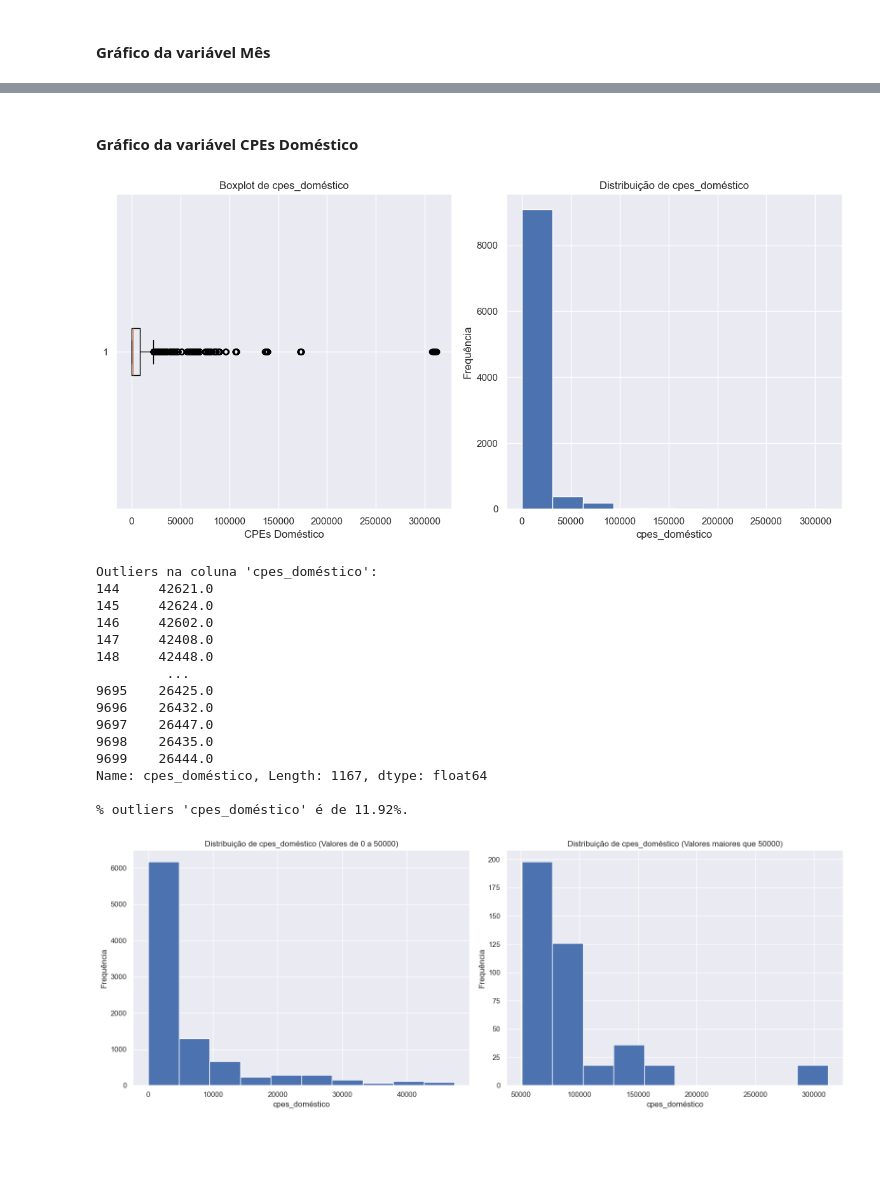
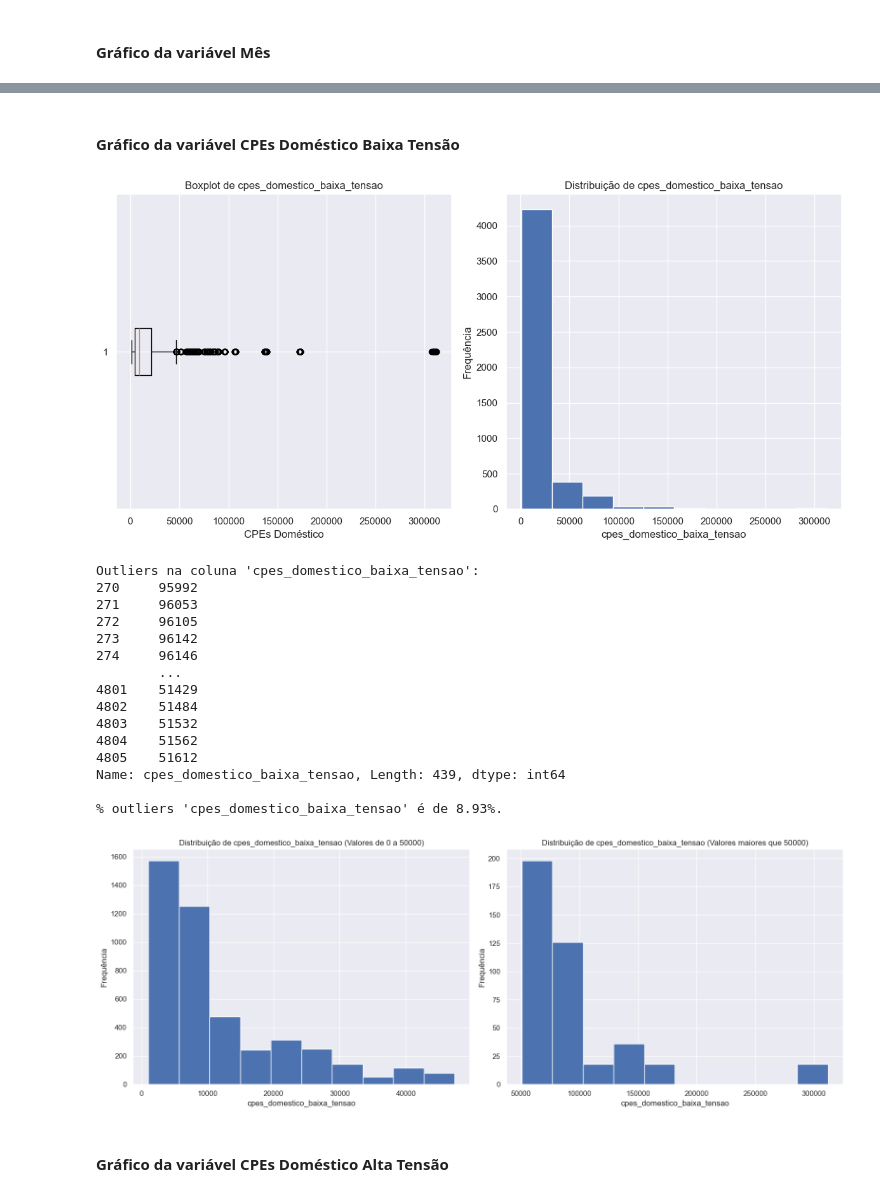
Before and after one commit to kreativermario/Projeto-DECD, a Jupyter notebook: notebooks/data_understanding.ipynb, the cells around one changed output, grey strips where cells are left out. Cells and saved outputs as stored; diff of their text form; code cells hidden in the pictures; blank space fills up the shorter version.

```diff
--- a/notebooks/data_understanding.ipynb
+++ b/notebooks/data_understanding.ipynb
@@ -271,83 +350,85 @@ Name: energia_ativa_(kwh), Length: 1081, dtype: float64
 # %% [markdown]
-#### Gráfico da variável CPEs Doméstico
+#### Gráfico da variável CPEs Doméstico Baixa Tensão
 # %%
 # Coluna para o histograma
-coluna_cpes_domestico = 'cpes_doméstico'
+coluna_cpes_domestico_baixa = 'cpes_domestico_baixa_tensao'
 
 # Criar subplots
 fig, (ax_boxplot, ax_hist) = plt.subplots(1, 2, figsize=(12, 6))
 
 # Boxplot
-ax_boxplot.boxplot(merged_df[coluna_cpes_domestico], vert=False)
-ax_boxplot.set_title(f'Boxplot de {coluna_cpes_domestico}')
+ax_boxplot.boxplot(merged_df[coluna_cpes_domestico_baixa], vert=False)
+ax_boxplot.set_title(f'Boxplot de {coluna_cpes_domestico_baixa}')
 ax_boxplot.set_xlabel('CPEs Doméstico')
 
 
 # Histograma
-ax_hist.hist(merged_df[coluna_cpes_domestico], bins=10)
-ax_hist.set_title(f'Distribuição de {coluna_cpes_domestico}')
-ax_hist.set_xlabel(coluna_cpes_domestico)
+ax_hist.hist(merged_df[coluna_cpes_domestico_baixa], bins=10)
+ax_hist.set_title(f'Distribuição de {coluna_cpes_domestico_baixa}')
+ax_hist.set_xlabel(coluna_cpes_domestico_baixa)
 ax_hist.set_ylabel('Frequência')
 
 plt.tight_layout()
 plt.show()
 
 # Encontrar outliers
-outliers = find_outliers(merged_df[coluna_cpes_domestico])
-print(f"Outliers na coluna '{coluna_cpes_domestico}':\n{outliers}\n")
+outliers = find_outliers(merged_df[coluna_cpes_domestico_baixa])
+print(f"Outliers na coluna '{coluna_cpes_domestico_baixa}':\n{outliers}\n")
 
 # Calcular o número total de valores na coluna 'energia_ativa_(kwh)'
-total_valores = len(merged_df[coluna_cpes_domestico])
+total_valores = len(merged_df[coluna_cpes_domestico_baixa])
 
 # Calcular o número de outliers
 num_outliers = len(outliers)
 
 # Calcular a percentagem de outliers
 percent_outliers = (num_outliers / total_valores) * 100
 
-print(f"% outliers '{coluna_cpes_domestico}' é de {percent_outliers:.2f}%.")
+print(f"% outliers '{coluna_cpes_domestico_baixa}' é de {percent_outliers:.2f}%.")
 
 
 # Filtrar os dados para valores entre 0 e 50000
 lower_limit_1 = 0
 high_limit_1 = 50000
-filtered_data_1 = merged_df[(merged_df[coluna_cpes_domestico] >= lower_limit_1) & (merged_df[coluna_cpes_domestico] <= high_limit_1 )]
+filtered_data_1 = merged_df[(merged_df[coluna_cpes_domestico_baixa] >= lower_limit_1) & (merged_df[coluna_cpes_domestico_baixa] <= high_limit_1 )]
 
 # Filtrar os dados para valores maiores que 50000
-filtered_data_2 = merged_df[(merged_df[coluna_cpes_domestico] > high_limit_1 )]
+filtered_data_2 = merged_df[(merged_df[coluna_cpes_domestico_baixa] > high_limit_1 )]
 
 # Criar subplots
 fig, axes = plt.subplots(1, 2, figsize=(16, 6))
 
 # Histograma para valores entre 0 e 50000
-axes[0].hist(filtered_data_1[coluna_cpes_domestico], bins=10)
-axes[0].set_title(f'Distribuição de {coluna_cpes_domestico} (Valores de {lower_limit_1} a {high_limit_1})')
-axes[0].set_xlabel(coluna_cpes_domestico)
+axes[0].hist(filtered_data_1[coluna_cpes_domestico_baixa], bins=10)
+axes[0].set_title(f'Distribuição de {coluna_cpes_domestico_baixa} (Valores de {lower_limit_1} a {high_limit_1})')
+axes[0].set_xlabel(coluna_cpes_domestico_baixa)
 axes[0].set_ylabel('Frequência')
 
 # Histograma para valores maiores que 50000
-axes[1].hist(filtered_data_2[coluna_cpes_domestico], bins=10)
-axes[1].set_title(f'Distribuição de {coluna_cpes_domestico} (Valores maiores que {high_limit_1})')
-axes[1].set_xlabel(coluna_cpes_domestico)
+axes[1].hist(filtered_data_2[coluna_cpes_domestico_baixa], bins=10)
+axes[1].set_title(f'Distribuição de {coluna_cpes_domestico_baixa} (Valores maiores que {high_limit_1})')
+axes[1].set_xlabel(coluna_cpes_domestico_baixa)
 axes[1].set_ylabel('Frequência')
 
 plt.tight_layout()
 plt.show()
 # %% [output]
-[figure, old version]
+[figure, new version]
-Outliers na coluna 'cpes_doméstico':
-144     42621.0
-145     42624.0
-146     42602.0
-147     42408.0
-148     42448.0
-         ...
-9695    26425.0
-9696    26432.0
-9697    26447.0
-9698    26435.0
-9699    26444.0
-Name: cpes_doméstico, Length: 1167, dtype: float64
+Outliers na coluna 'cpes_domestico_baixa_tensao':
+270     95992
+271     96053
+272     96105
+273     96142
+274     96146
+        ...
+4801    51429
+4802    51484
+4803    51532
+4804    51562
+4805    51612
+Name: cpes_domestico_baixa_tensao, Length: 439, dtype: int64
 
-% outliers 'cpes_doméstico' é de 11.92%.
+% outliers 'cpes_domestico_baixa_tensao' é de 8.93%.
-[figure, old version]
+[figure, new version]
+# %% [markdown]
+#### Gráfico da variável CPEs Doméstico Alta Tensão
```
Also changed, not shown: parts of 27 cells of this notebook, 4 other files.
